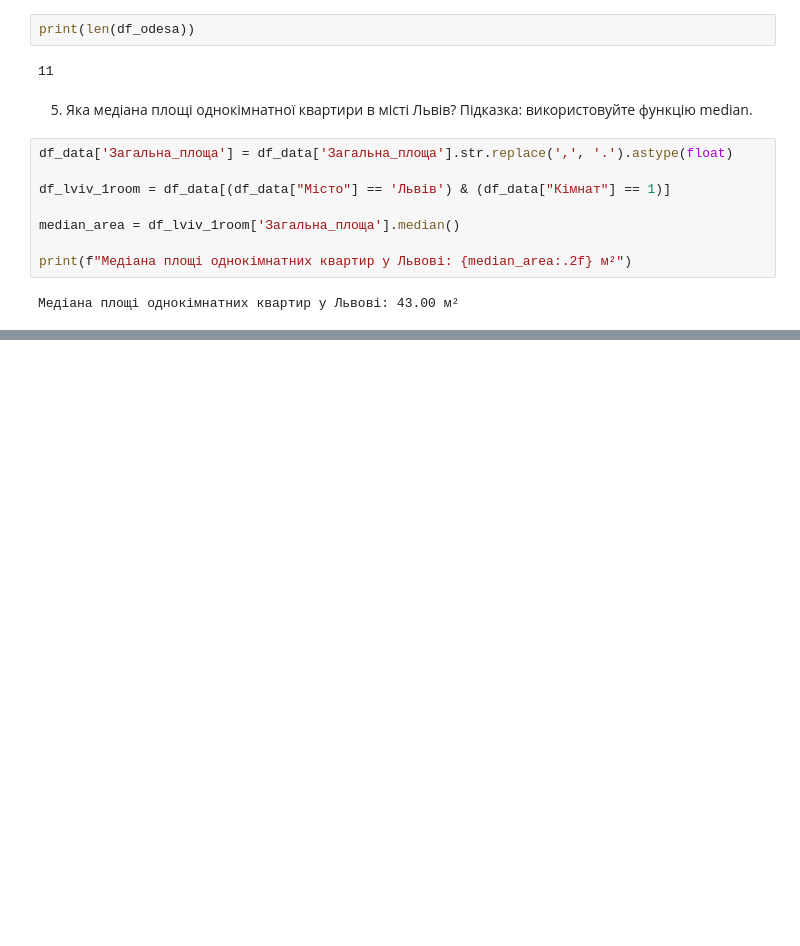
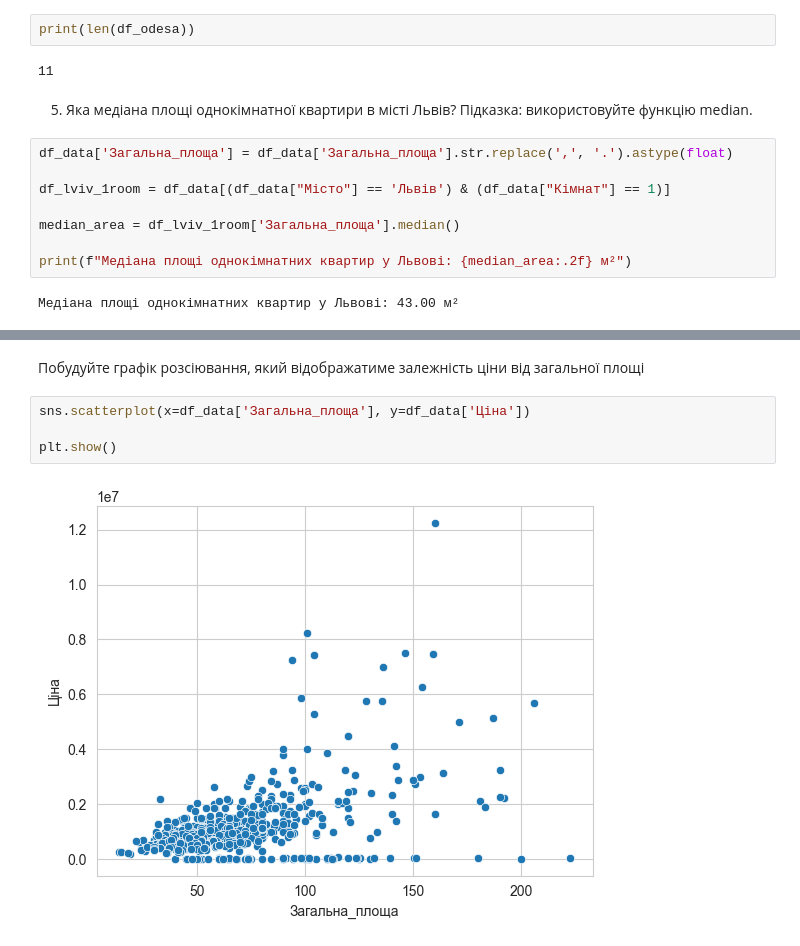
Before and after one commit to MariiaSam/junior-ds-prep, a Jupyter notebook: flats.ipynb, the cells around one changed output, grey strips where cells are left out. Cells and saved outputs as stored; diff of their text form; blank space fills up the shorter version.

```diff
--- a/flats.ipynb
+++ b/flats.ipynb
@@ -91,0 +190,8 @@ print(f"Медіана площі однокімнатних квартир у
+# %% [markdown]
+Побудуйте графік розсіювання, який відображатиме залежність ціни від загальної площі
+# %%
+sns.scatterplot(x=df_data['Загальна_площа'], y=df_data['Ціна'])
+
+plt.show()
+# %% [output]
+[figure, added]
```
Also changed, not shown: parts of 14 cells of this notebook.
